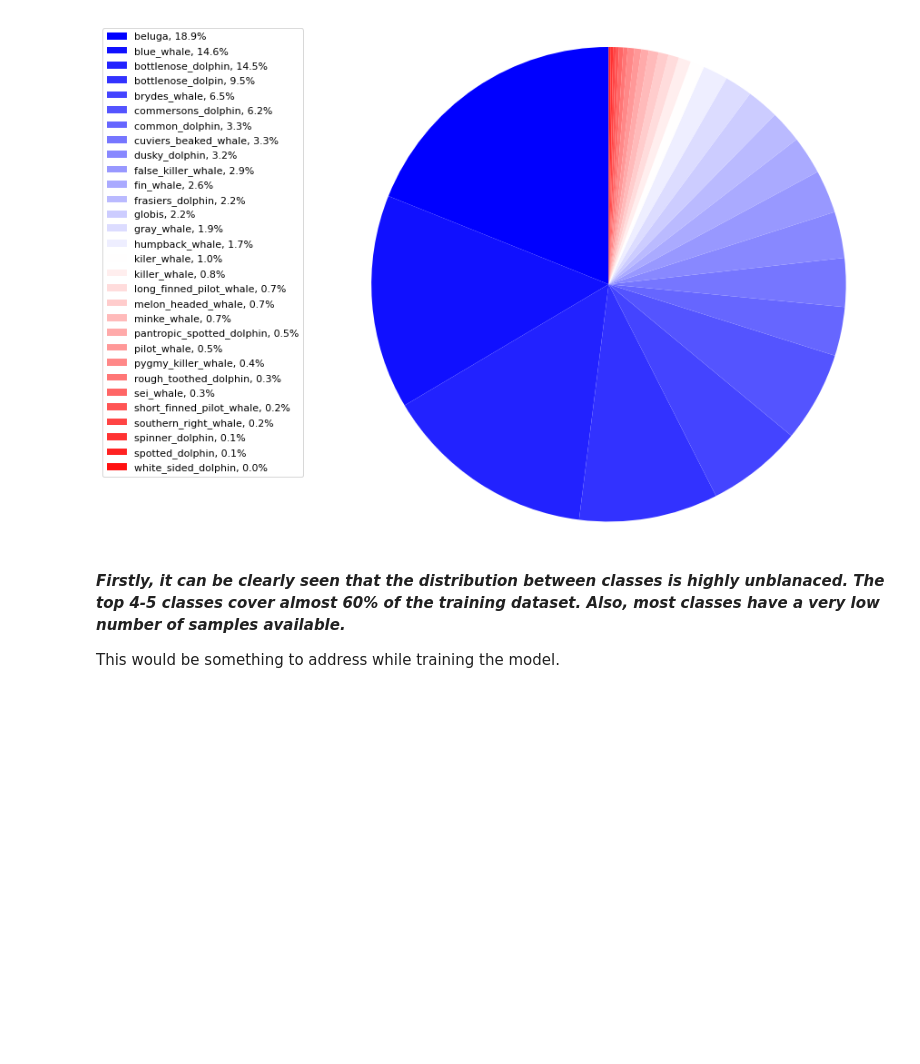
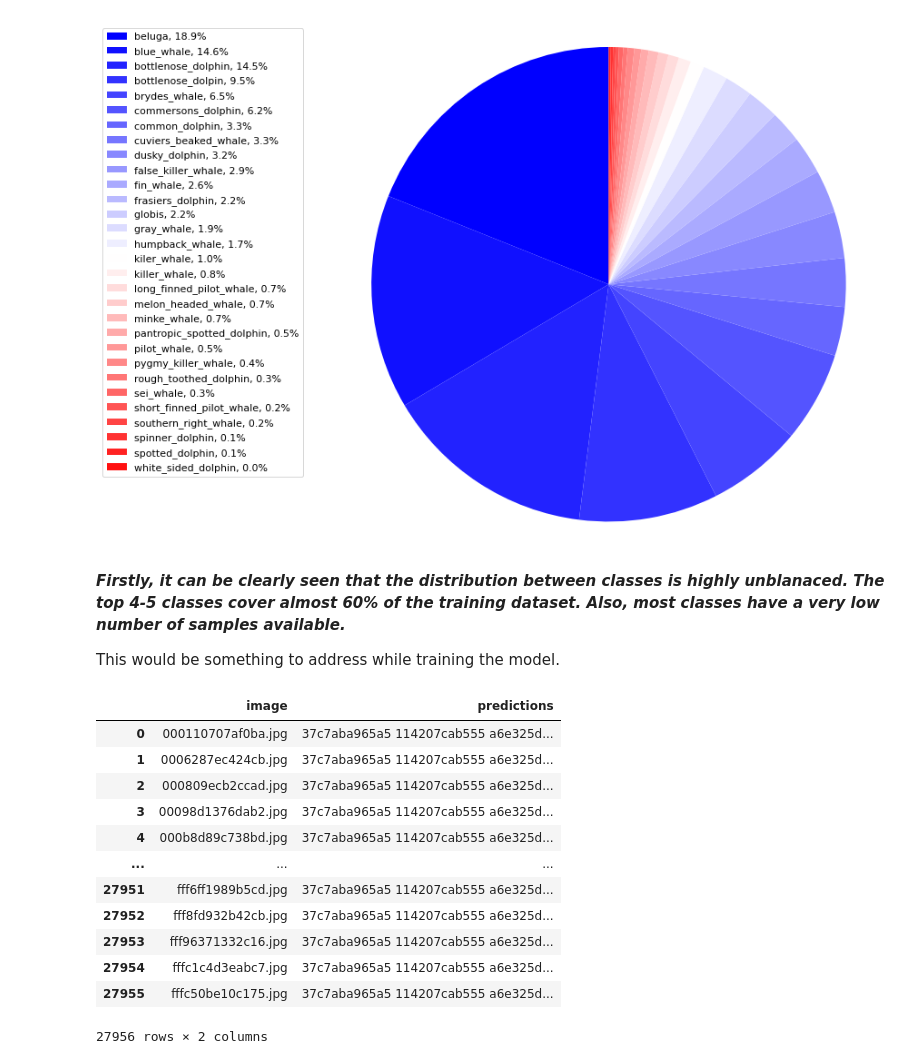
Before and after one commit to anirudh217sharma/Happy_Whale_and_Dolphins, a Jupyter notebook: marine-mammal-classification.ipynb, the cells around one changed output. Drawn from its saved outputs; the diff is of its cells as text; code cells hidden in the pictures; blank space fills up the shorter version.

```diff
--- a/marine-mammal-classification.ipynb
+++ b/marine-mammal-classification.ipynb
@@ -94,3 +96,21 @@ plt.show()
 <b><i> Firstly, it can be clearly seen that the distribution between classes is highly unblanaced. The top 4-5 classes cover almost 60% of the training dataset. Also, most classes have a very low number of samples available. <i></b>
 
 This would be something to address while training the model.
+# %%
+# This is how the submisson file should look like just for reference
+sample_submission_df = pd.read_csv('/kaggle/input/happy-whale-and-dolphin/sample_submission.csv')
+sample_submission_df
+# %% [output]
+|  | image | predictions |
+| 0 | 000110707af0ba.jpg | 37c7aba965a5 114207cab555 a6e325d... |
+| 1 | 0006287ec424cb.jpg | 37c7aba965a5 114207cab555 a6e325d... |
+| 2 | 000809ecb2ccad.jpg | 37c7aba965a5 114207cab555 a6e325d... |
+| 3 | 00098d1376dab2.jpg | 37c7aba965a5 114207cab555 a6e325d... |
+| 4 | 000b8d89c738bd.jpg | 37c7aba965a5 114207cab555 a6e325d... |
+| ... | ... | ... |
+| 27951 | fff6ff1989b5cd.jpg | 37c7aba965a5 114207cab555 a6e325d... |
+| 27952 | fff8fd932b42cb.jpg | 37c7aba965a5 114207cab555 a6e325d... |
+| 27953 | fff96371332c16.jpg | 37c7aba965a5 114207cab555 a6e325d... |
+| 27954 | fffc1c4d3eabc7.jpg | 37c7aba965a5 114207cab555 a6e325d... |
+| 27955 | fffc50be10c175.jpg | 37c7aba965a5 114207cab555 a6e325d... |
+27956 rows × 2 columns
```
Also changed, not shown: parts of 7 cells of this notebook.
